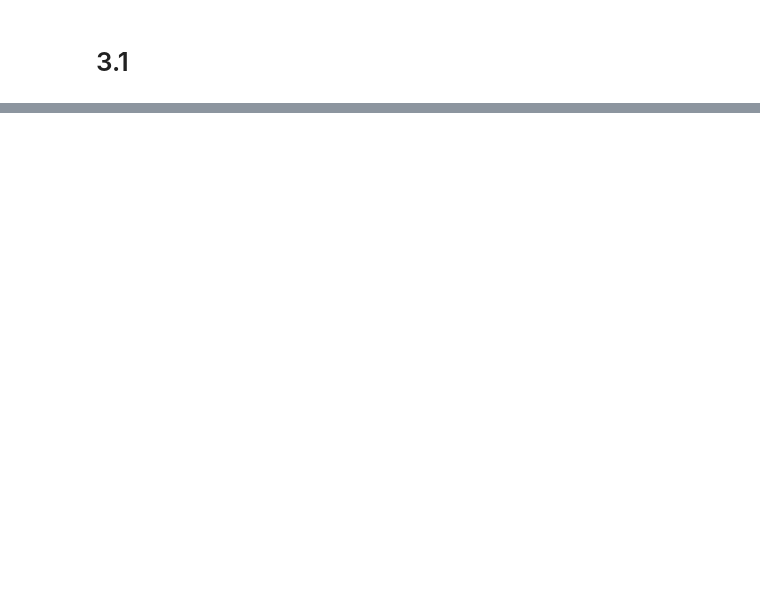
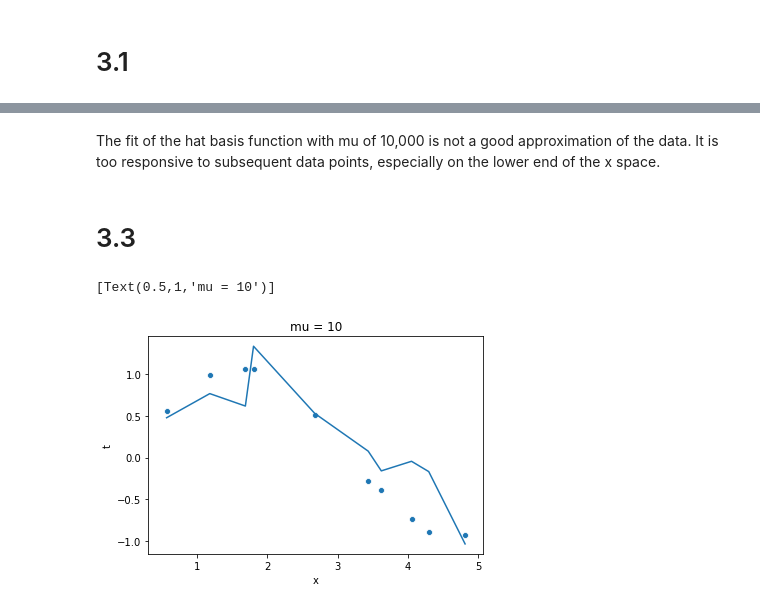
Before and after one commit to WyattGMadden/mathematics_of_machine_learning_group_19, a Jupyter notebook: labs/lab_4/Lab 4 - Wyatt Madden & Dan Crowley.ipynb, the cells around one changed output, grey strips where cells are left out. Saved outputs shown, nothing was run; the diff lists cells and outputs as text; code cells hidden in the pictures; blank space fills up the shorter version.

Commit message:
first draft pdf, fixed functions

```diff
--- a/labs/lab_4/Lab 4 - Wyatt Madden & Dan Crowley.ipynb
+++ b/labs/lab_4/Lab 4 - Wyatt Madden & Dan Crowley.ipynb
@@ -50,0 +77,34 @@ array([[-8. ,  1. ],
+# %% [markdown]
+The fit of the hat basis function with mu of 10,000 is not a good approximation of the data. It is too responsive to subsequent data points, especially on the lower end of the x space.
+# %% [markdown]
+# 3.3
+# %%
+hat_ten_10 = lsefit(x = x,
+                    t = t,
+                    params = hat_basis(0, 2*np.pi, len(x)),
+                    func = func_hat,
+                    mu = 10)
+hat_ten_1 = lsefit(x = x,
+                    t = t,
+                    params = hat_basis(0, 2*np.pi, len(x)),
+                    func = func_hat,
+                    mu = 1)
+
+hat_df = {'hat_ten_10': np.dot(np.transpose(hat_ten_10),
+                                  np.transpose(better_eval_basis(hat_basis(0, 2*np.pi, len(x)),
+                                                                 func_hat,
+                                                                 x))),
+          'hat_ten_1': np.dot(np.transpose(hat_ten_1),
+                                  np.transpose(better_eval_basis(hat_basis(0, 2*np.pi, len(x)),
+                                                                 func_hat,
+                                                                 x))),
+         'x': x,
+         't': t}
+
+hat_df = pd.DataFrame(hat_df)
+
+sns.lineplot(x = "x", y = "hat_ten_10", data = hat_df)
+sns.scatterplot(x = "x", y = "t", data = hat_df).set(title = "mu = 10")
+# %% [output]
+[Text(0.5,1,'mu = 10')]
+[figure, added]
```
Also changed, not shown: parts of 17 cells of this notebook, 16 other files.
